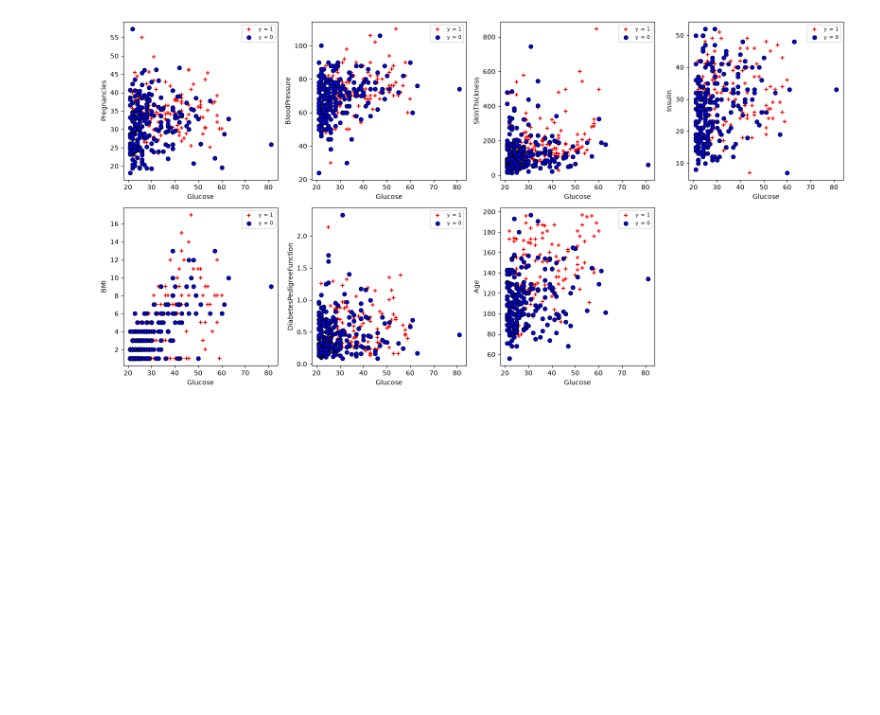
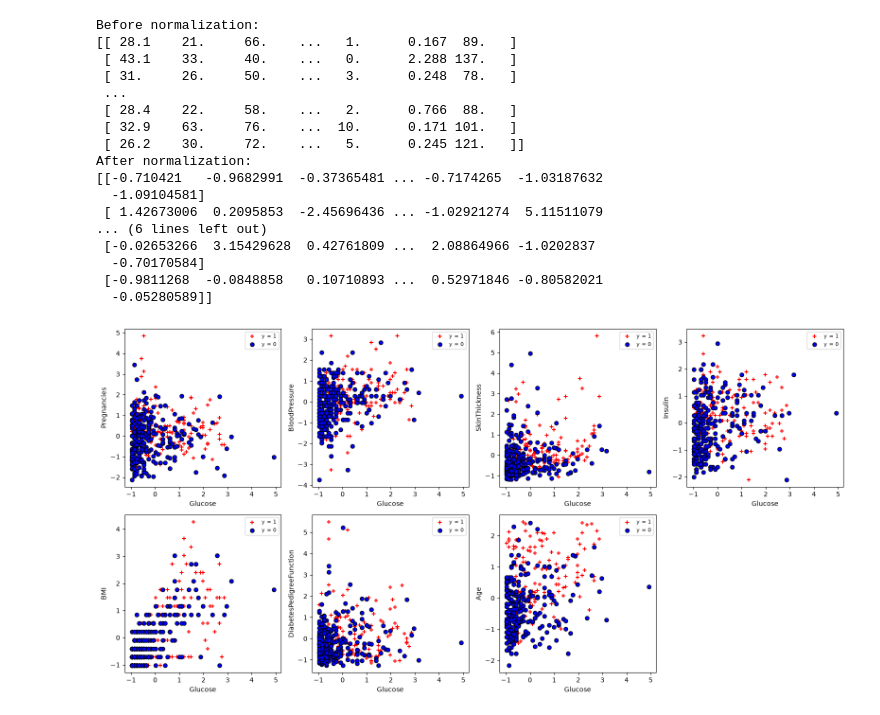
Before and after one commit to IanOlave0/bmi_glucose_regression, a Jupyter notebook: bmi_glucose_Logistic_regression_v3.ipynb, the cells around one changed output. Drawn from its saved outputs; the diff is of its cells as text; code cells hidden in the pictures; blank space fills up the shorter version.

```diff
--- a/bmi_glucose_Logistic_regression_v3.ipynb
+++ b/bmi_glucose_Logistic_regression_v3.ipynb
@@ -20,9 +20,9 @@ y_train = dt['Outcome'].to_numpy()
 print(f"X Shape before cleaning: {X_train.shape}, X Type before cleaning:{type(X_train)})")
 print(f"y Shape before cleaning: {y_train.shape}, y Type before cleaning:{type(y_train)})")
 
-# Clean the dataset by removing rows with zero values in BMI, Glucose, Age, and BloodPressure
-df_clean = dt[(dt['BMI'] != 0) & (dt['Glucose'] != 0) & (dt['Age'] != 0) & (dt['BloodPressure'] != 0) & (dt['Insulin'] != 0) & (dt['SkinThickness'] != 0) & (dt['Pregnancies'] != 0)
-              & (dt['DiabetesPedigreeFunction'] != 0)]
+# Clean the dataset by removing rows with zero values in the specified columns
+# Pregnancies and DiabetesPedigreeFunction can have zero values, so we don't filter them out
+df_clean = dt[(dt['BMI'] != 0) & (dt['Glucose'] != 0) & (dt['Age'] != 0) & (dt['BloodPressure'] != 0) & (dt['Insulin'] != 0) & (dt['SkinThickness'] != 0)]
 
 # Transform the cleaned DataFrame into NumPy arrays for features and target variable
 X_train = df_clean[['BMI', 'Age', 'BloodPressure', 'Insulin', 'SkinThickness', 'Pregnancies', 'DiabetesPedigreeFunction', 'Glucose']].to_numpy()
@@ -62,19 +62,63 @@ for col in df_clean.columns:
 # %%
 # The cleaned dataset has a uniform distribution of values across the features and also lacks of outliers, this should help the model to generalize better and avoid overfitting
+
+# Before ploting our features, normalize them with z-score normalization
+def zscore_normalize_features(X):
+    """
+    Normalize the features using z-score normalization.
+
+    Parameters:
+    X (numpy.ndarray): The input feature array.
+
+    Returns:
+    numpy.ndarray: The normalized feature array.
+    """
+    mean = np.mean(X, axis=0)
+    std = np.std(X, axis=0)
+
+    X_norm = (X - mean) / std if std.any() else X - mean
+
+    return X_norm, mean, std
+
+print("Before normalization:")
+print(X_train)
+
+X_train_norm, mean, std = zscore_normalize_features(X_train)
+
+print("After normalization:")
+print(X_train_norm)
+
 
 # Plot our 8 features against each other to see if we can identify any patterns or relationships between them
 
 features = ['Pregnancies','Glucose','BloodPressure','SkinThickness',
             'Insulin','BMI','DiabetesPedigreeFunction','Age']
 g = features.index('Glucose')
 pairs = [f for f in features if f != 'Glucose']
 fig, ax = plt.subplots(2, 4, figsize=(16, 8))
 for k, f in enumerate(pairs):
     j = features.index(f); a = ax[k // 4, k % 4]
-    a.scatter(X_train[y_train==1, g], X_train[y_train==1, j], c='r', marker='+', label='y = 1')
-    a.scatter(X_train[y_train==0, g], X_train[y_train==0, j], c='b', marker='o', edgecolors='k', label='y = 0')
+    a.scatter(X_train_norm[y_train==1, g], X_train_norm[y_train==1, j], c='r', marker='+', label='y = 1')
+    a.scatter(X_train_norm[y_train==0, g], X_train_norm[y_train==0, j], c='b', marker='o', edgecolors='k', label='y = 0')
     a.set_xlabel('Glucose'); a.set_ylabel(f); a.legend(fontsize=8)
 ax[1, 3].axis('off')
 plt.tight_layout(); plt.show()
 # %% [output]
+Before normalization:
+[[ 28.1    21.     66.    ...   1.      0.167  89.   ]
+ [ 43.1    33.     40.    ...   0.      2.288 137.   ]
+ [ 31.     26.     50.    ...   3.      0.248  78.   ]
+ ...
+ [ 28.4    22.     58.    ...   2.      0.766  88.   ]
+ [ 32.9    63.     76.    ...  10.      0.171 101.   ]
+ [ 26.2    30.     72.    ...   5.      0.245 121.   ]]
+After normalization:
+[[-0.710421   -0.9682991  -0.37365481 ... -0.7174265  -1.03187632
+  -1.09104581]
+ [ 1.42673006  0.2095853  -2.45696436 ... -1.02921274  5.11511079
+... (6 lines left out)
+ [-0.02653266  3.15429628  0.42761809 ...  2.08864966 -1.0202837
+  -0.70170584]
+ [-0.9811268  -0.0848858   0.10710893 ...  0.52971846 -0.80582021
+  -0.05280589]]
-[figure, old version]
+[figure, new version]
```
Also changed, not shown: parts of 10 cells of this notebook.
